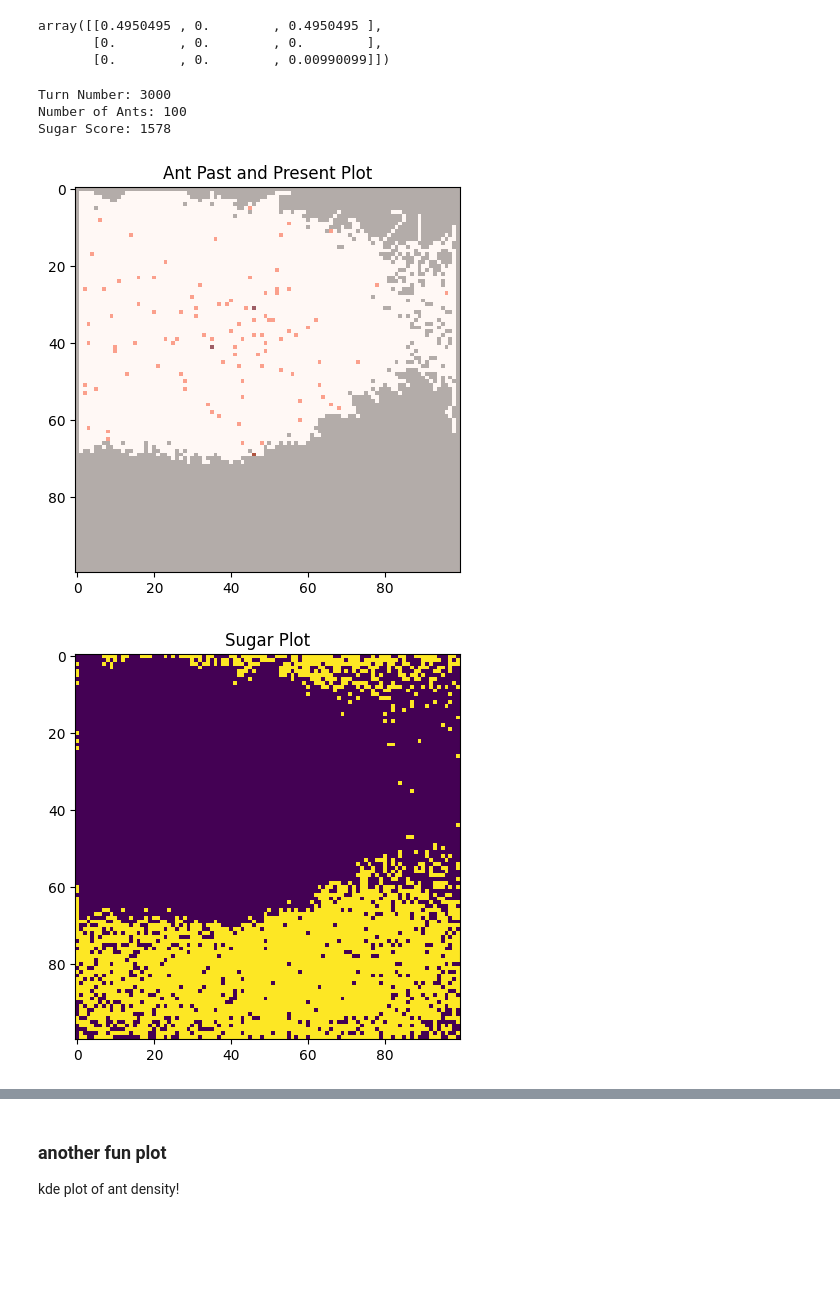
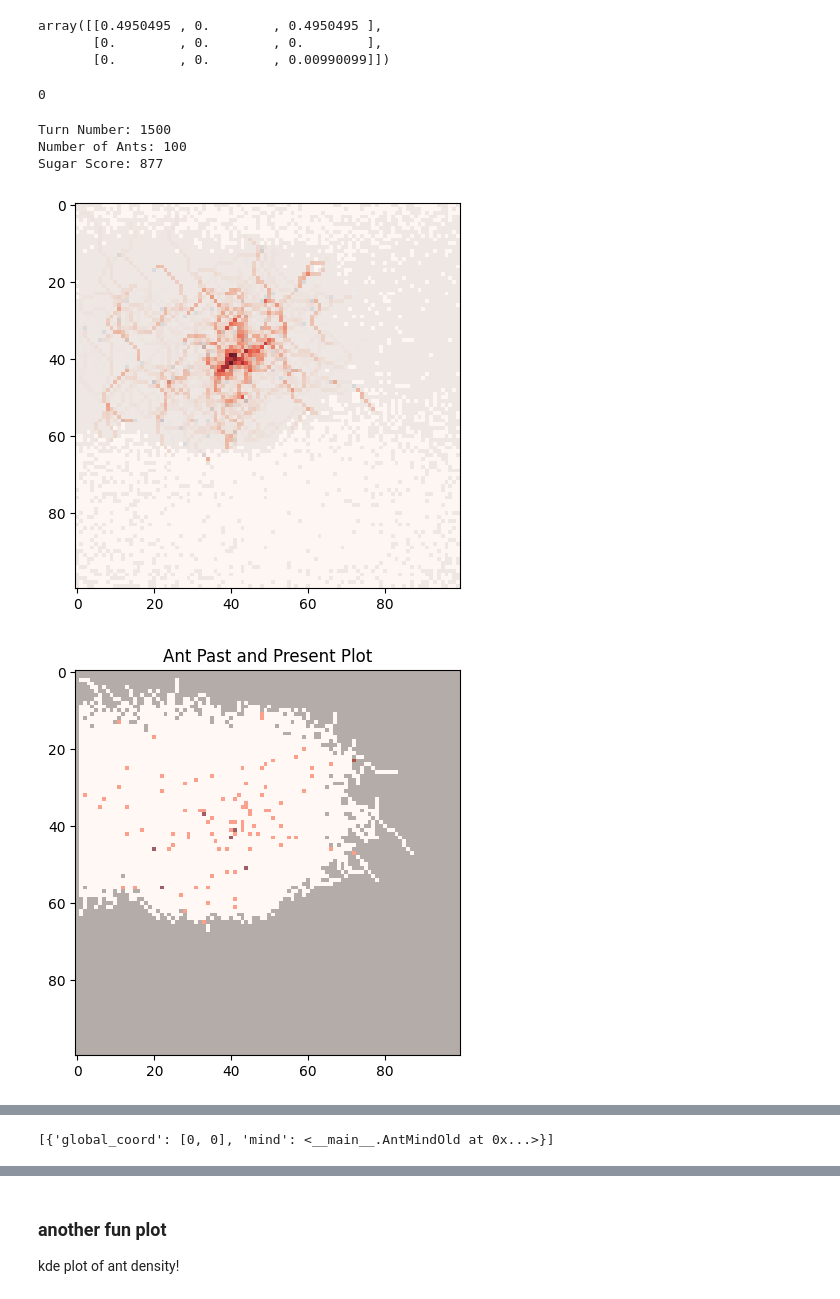
Before and after one commit to ShreyanSen/gen_art, a Jupyter notebook: swarm/playing_with_ants.ipynb, the cells around one changed output, grey strips where cells are left out. Drawn from its saved outputs; the diff is of its cells as text; code cells hidden in the pictures; blank space fills up the shorter version.

Commit message:
updated pheromone and sugar updating

```diff
--- a/swarm/playing_with_ants.ipynb
+++ b/swarm/playing_with_ants.ipynb
@@ -288,13 +294,13 @@ array([[0.4950495 , 0.        , 0.4950495 ],
        [0.        , 0.        , 0.        ],
        [0.        , 0.        , 0.00990099]])
 # %%
-class WorldMind:
+class WorldMindOld:
     """
     The WorldMind object takes in the sugar field, initializes ants, and handles interactions between the ant (and it's local knowledge)
     and the global world
     """
 
-    def __init__(self, sugar_field, home_coords = [0,0], spawn_param=0.5, max_ants = 100):
+    def __init__(self, sugar_field, home_coords = [40,40], spawn_param=0.5, max_ants = 100):
 
         """
         sugar_field: object of SugarField class
@@ -351,7 +357,7 @@ class WorldMind:
             for i in range(num_new_ants):
                 ant_coord = self.home_coords
                 ant_orientation = random.choice([[0,0],[0,1],[0,2],[1,0],[1,2],[2,0],[2,1],[2,2]]) # randomly select a valid orientation
-                ant_mind = AntMind(ant_orientation)
+                ant_mind = AntMindOld(ant_orientation)
                 #ant = {'global_coord':ant_coord, 'mind':ant_mind, 'diagnostic':[ant_coord, [], []]}
                 ant = {'global_coord':ant_coord, 'mind':ant_mind}
 
@@ -458,6 +464,9 @@ class WorldMind:
 
     def hive_plots(self):
 
+        self.hive_megaplot()
+
+
         self.get_ant_grid()
         plt.figure(figsize=(5, 5))
         plt.imshow(self.ant_grid, cmap='Reds', alpha=0.9)
@@ -480,14 +489,24 @@ class WorldMind:
 
 
 
-        #self.hive_megaplot() # super ugly as of now
+
 
         print("Turn Number: " + str(self.turn_number))
         print("Number of Ants: " + str(len(self.ants)))
         print("Sugar Score: " + str(self.sugar_score))
 
+    def hive_megaplot(self):
+        self.get_ant_grid()
 
-    def hive_megaplot(self):
+        plt.figure(figsize=(5, 5))
+        plt.imshow(self.ant_grid, cmap='Blues')
+        plt.imshow(self.global_grid['sugar'], cmap='grey', alpha=0.3)
+        plt.imshow(self.global_grid['pher'], cmap='Reds', alpha=0.8)
+
+
+
+
+    def hive_megaplot2(self):
         grid = self.global_grid
 
         fig, ax = plt.subplots(figsize=(6, 6))
@@ -520,9 +942,15 @@ test_hive = WorldMind(sf.grid, home_coords =[40,40], max_ants=100)
+# %%
+world = WorldMind(sugar_field = sf.grid)
+# %%
+world.turn_number
+# %% [output]
+0
 # %%
-test_hive.next_k_turns(50000)
-test_hive.hive_plots()
+world.next_k_turns(5000)
+world.hive_plots()
 # %% [output]
-Turn Number: 3000
+Turn Number: 1500
 Number of Ants: 100
-Sugar Score: 1578
+Sugar Score: 877
-[figure, old version]
+[figure, new version]
-[figure, old version]
+[figure, new version]
@@ -529,0 +959,4 @@ Sugar Score: 1578
+# %%
+world.ants
+# %% [output]
+[{'global_coord': [0, 0], 'mind': <__main__.AntMindOld at 0x...>}]
```
Also changed, not shown: parts of 8 cells of this notebook.
